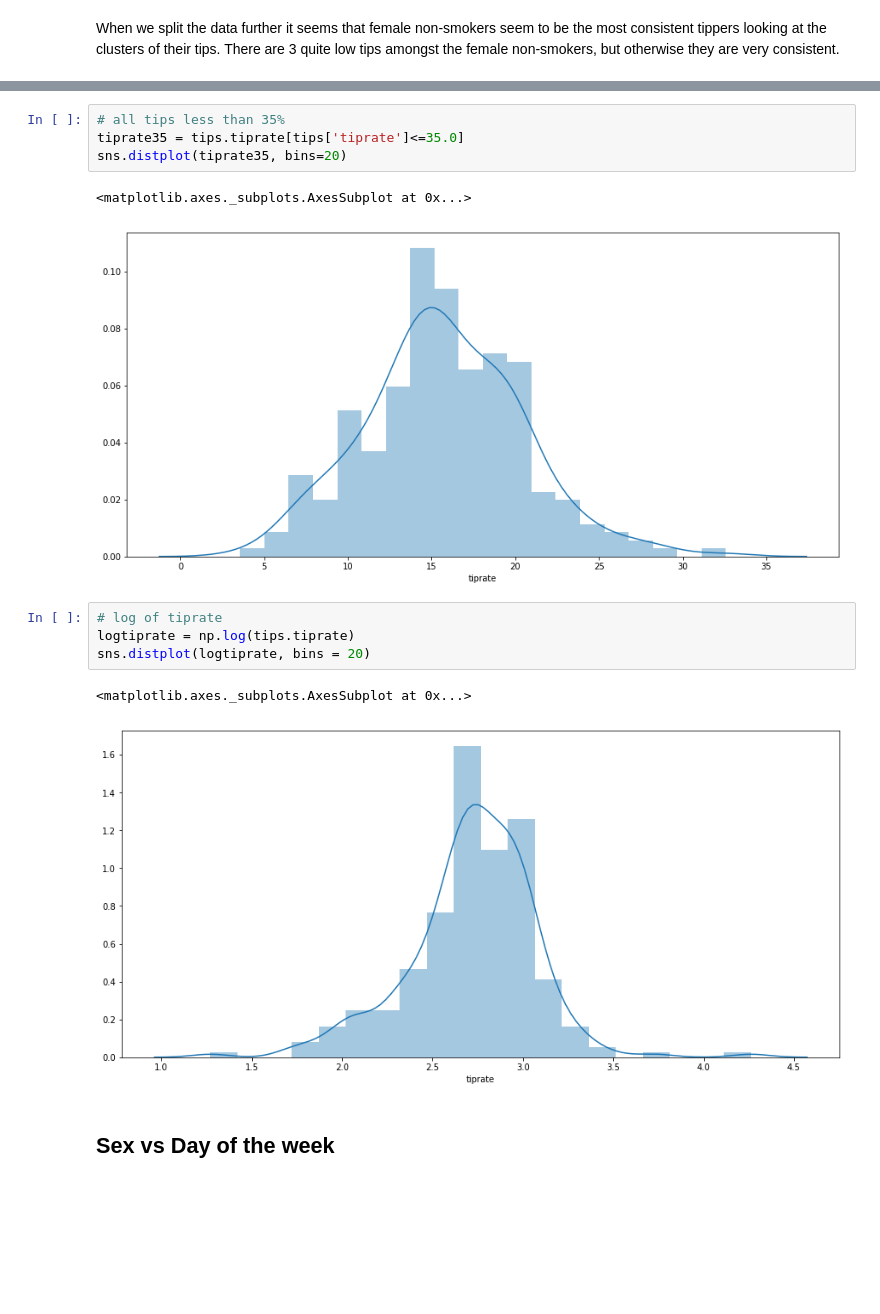
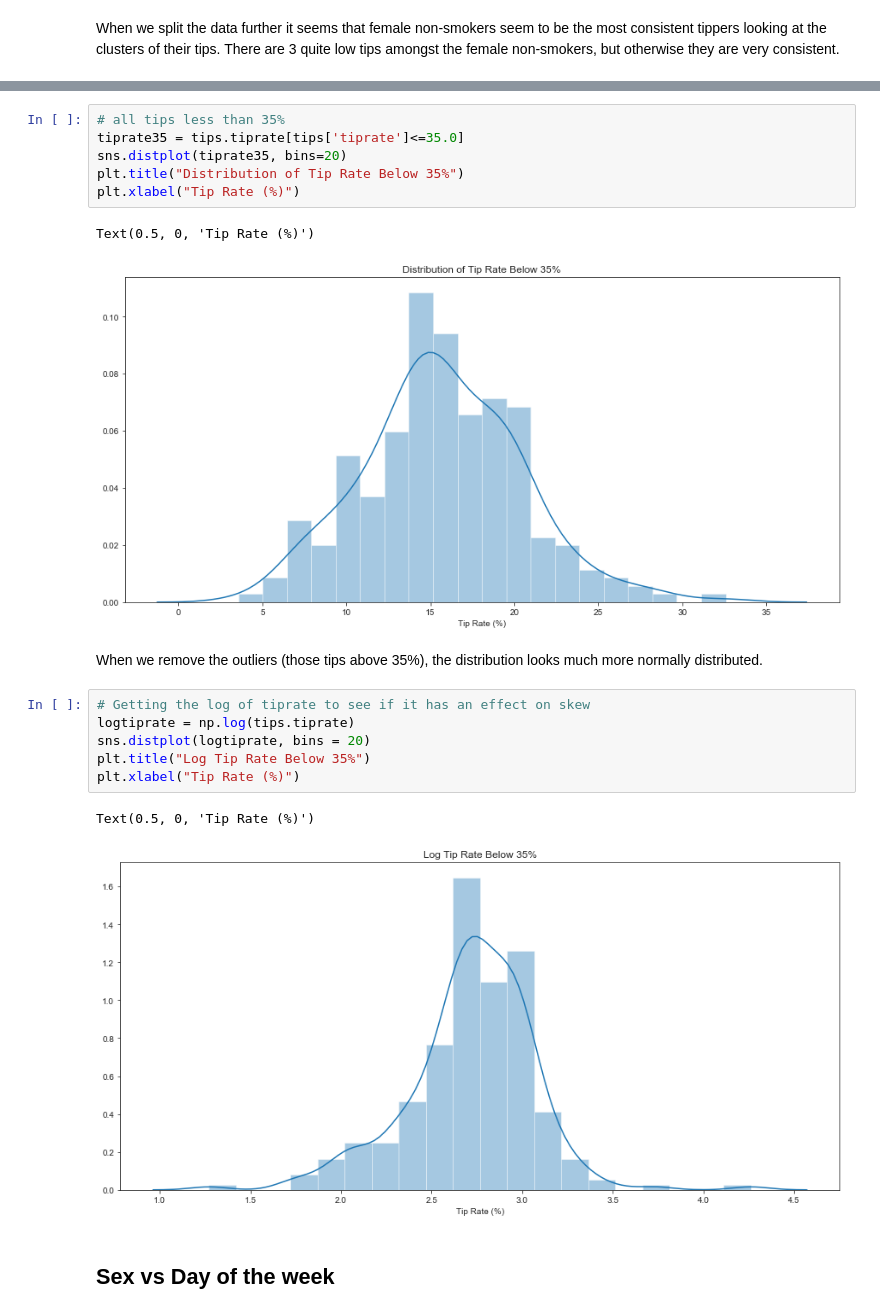
Before and after one commit to zoecahill1/fundamentals-project, a Jupyter notebook: tips-dataset.ipynb, the cells around one changed output, grey strips where cells are left out. Cells and saved outputs as stored; diff of their text form; blank space fills up the shorter version.

Commit message:
distribution of tip rate

```diff
--- a/tips-dataset.ipynb
+++ b/tips-dataset.ipynb
@@ -416,16 +427,22 @@ Text(0.5, 0, 'Tip Rate (%)')
 # all tips less than 35%
 tiprate35 = tips.tiprate[tips['tiprate']<=35.0]
 sns.distplot(tiprate35, bins=20)
+plt.title("Distribution of Tip Rate Below 35%")
+plt.xlabel("Tip Rate (%)")
 # %% [output]
-<matplotlib.axes._subplots.AxesSubplot at 0x...>
+Text(0.5, 0, 'Tip Rate (%)')
-[figure, old version]
+[figure, new version]
+# %% [markdown]
+When we remove the outliers (those tips above 35%), the distribution looks much more normally distributed.
 # %%
-# log of tiprate
+# Getting the log of tiprate to see if it has an effect on skew
 logtiprate = np.log(tips.tiprate)
 sns.distplot(logtiprate, bins = 20)
+plt.title("Log Tip Rate Below 35%")
+plt.xlabel("Tip Rate (%)")
 # %% [output]
-<matplotlib.axes._subplots.AxesSubplot at 0x...>
+Text(0.5, 0, 'Tip Rate (%)')
-[figure, old version]
+[figure, new version]
 # %% [markdown]
 ## Sex vs Day of the week
 # %%
```
Also changed, not shown: parts of 4 cells of this notebook, 1 other file.
